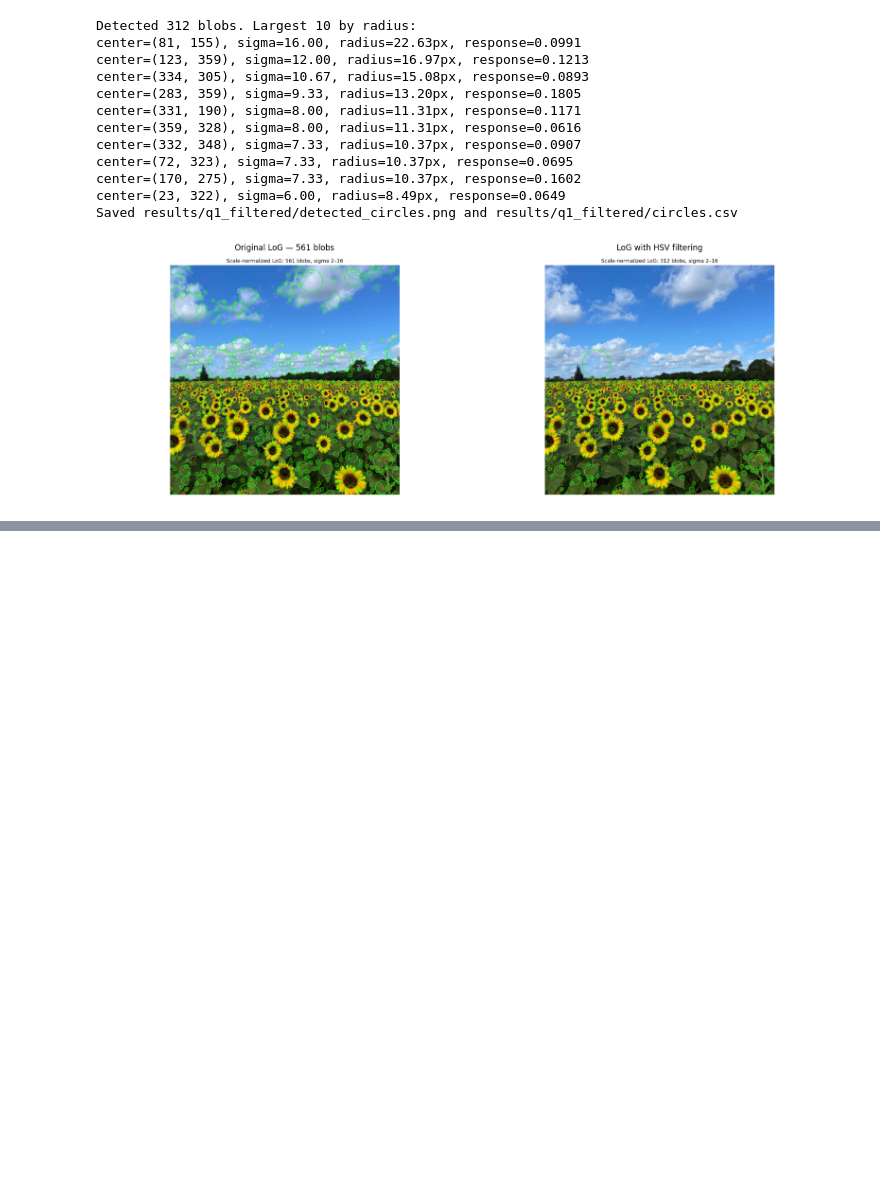
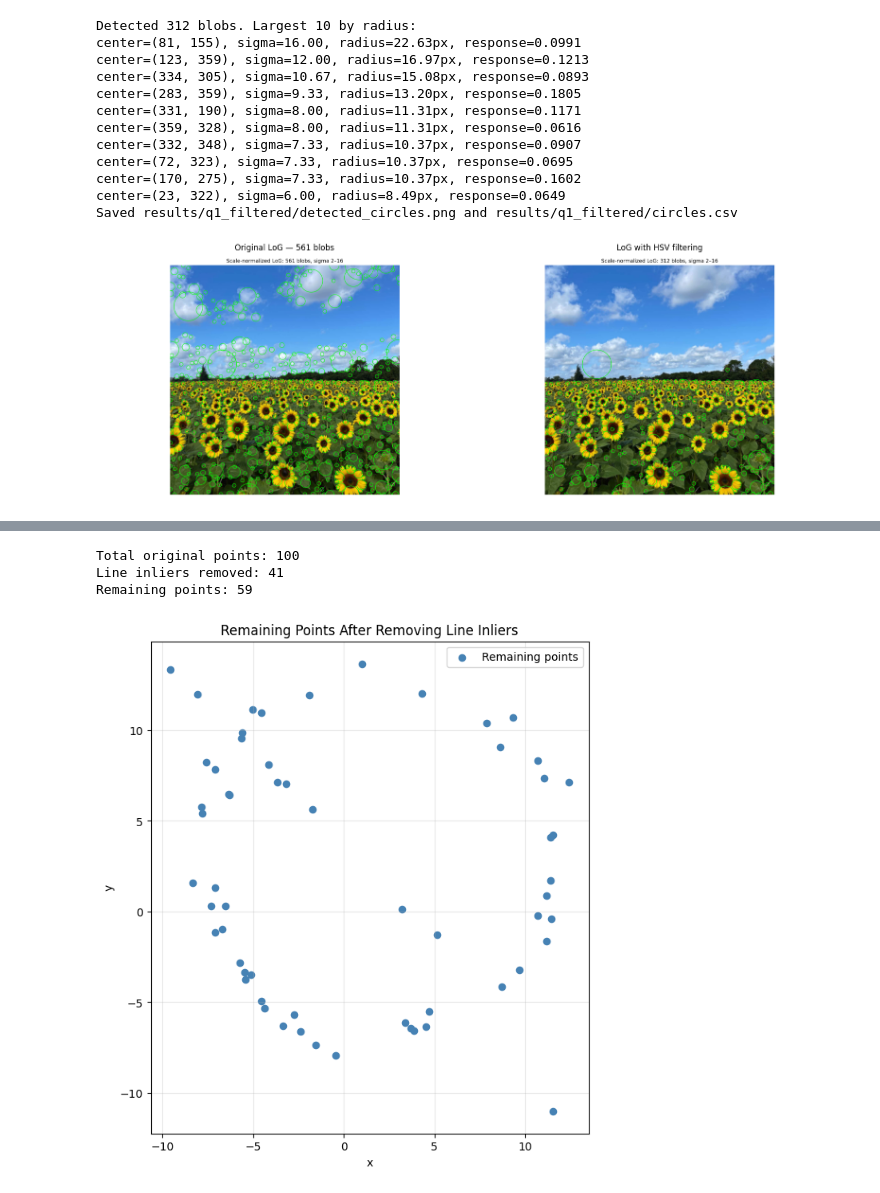
Before and after one commit to NisalJayaweera/EN3160-Fitting-and-Alignment, a Jupyter notebook: notebooks/Q1_Sunflower_Blob_Detection.ipynb, the cells around one changed output, grey strips where cells are left out. Cells and saved outputs as stored; diff of their text form; code cells hidden in the pictures; blank space fills up the shorter version.

```diff
--- a/notebooks/Q1_Sunflower_Blob_Detection.ipynb
+++ b/notebooks/Q1_Sunflower_Blob_Detection.ipynb
@@ -172,0 +393,34 @@ plt.show()
+# %%
+
+# Remove the line consensus points
+line_inlier_mask = line_result["inliers"]
+
+X_remaining = X[~line_inlier_mask]
+
+print("Total original points:", len(X))
+print("Line inliers removed:", np.sum(line_inlier_mask))
+print("Remaining points:", len(X_remaining))
+
+# Visualize remaining points
+plt.figure(figsize=(8, 8))
+
+plt.scatter(
+    X_remaining[:, 0],
+    X_remaining[:, 1],
+    color="steelblue",
+    s=35,
+    label="Remaining points"
+)
+
+plt.gca().set_aspect("equal")
+plt.xlabel("x")
+plt.ylabel("y")
+plt.title("Remaining Points After Removing Line Inliers")
+plt.grid(alpha=0.3)
+plt.legend()
+plt.show()
+# %% [output]
+Total original points: 100
+Line inliers removed: 41
+Remaining points: 59
+[figure, added]
```
Also changed, not shown: parts of 16 cells of this notebook.
